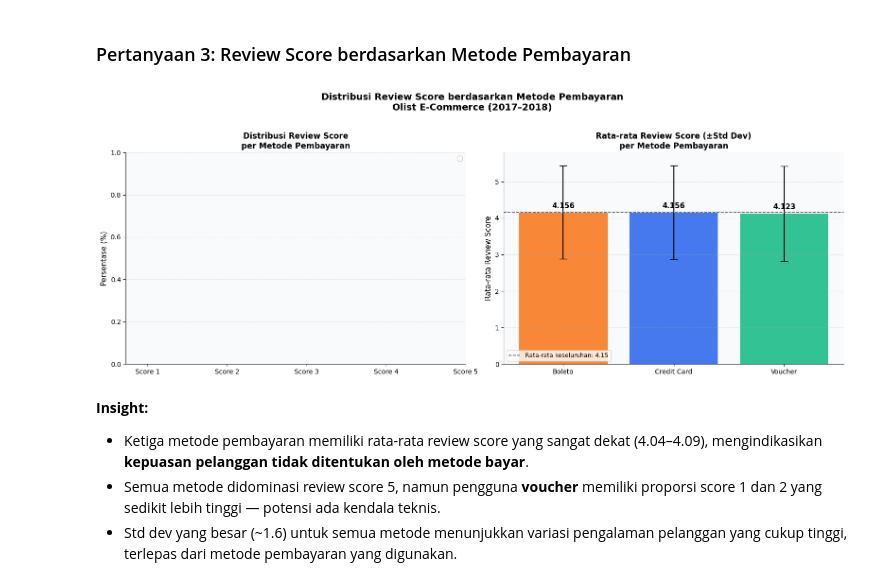
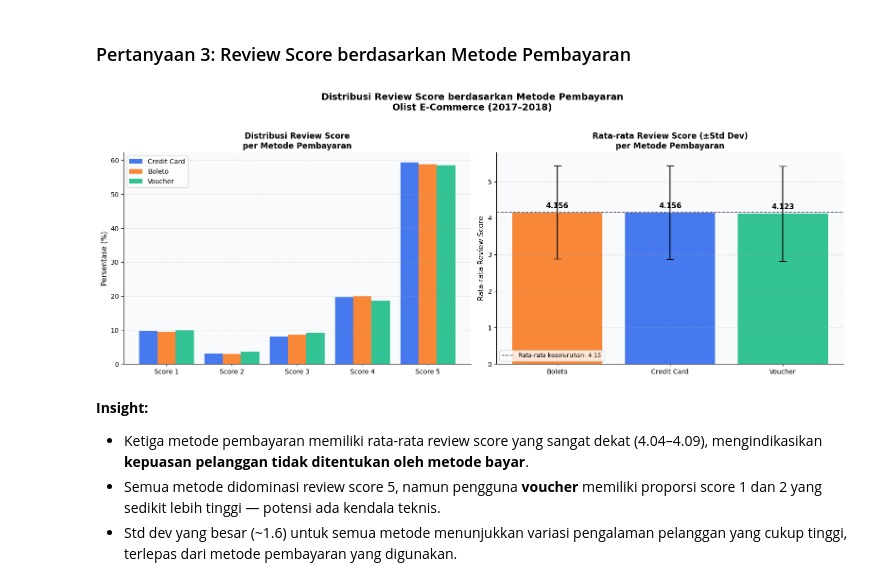
Before and after one commit to ersonwijaya/submission-ecommerce-olist, a Jupyter notebook: notebook.ipynb, the cells around one changed output. Drawn from its saved outputs; the diff is of its cells as text; code cells hidden in the pictures.

```diff
--- a/notebook.ipynb
+++ b/notebook.ipynb
@@ -831,22 +831,30 @@ PALET_PAY = {'credit_card': '#2563EB', 'boleto': '#F97316', 'voucher': '#10B981'
 
 fig, axes = plt.subplots(1, 2, figsize=(16, 6))
 fig.suptitle(
-    'Distribusi Review Score berdasarkan Metode Pembayaran\nOlist E-Commerce (2017–2018)',
+    'Distribusi Review Score berdasarkan Metode Pembayaran\nOlist E-Commerce (2017\u20132018)',
     fontsize=14, fontweight='bold', y=1.02
 )
 
-# ── Panel Kiri: Grouped bar — distribusi score per metode ────────────────────
+# ── Panel Kiri: Grouped bar — distribusi score per metode ────────────────────────────
 ax1 = axes[0]
 x = np.arange(5)
 lebar = 0.28
+
+# Buat pivot distribusi score per metode pembayaran
+pivot_dist = distribusi_score.pivot(
+    index='review_score', columns='payment_type', values='pct'
+).fillna(0).reindex([1, 2, 3, 4, 5], fill_value=0)
+
 for i, (metode, warna) in enumerate(PALET_PAY.items()):
-    if metode in distribusi_score.set_index(['payment_type','review_score']):
-        data = distribusi_score[
-            distribusi_score['payment_type'] == metode
-        ].set_index('review_score')['pct'].reindex([1,2,3,4,5], fill_value=0)
-        ax1.bar(x + i * lebar, data.values, lebar,
-                label=metode.replace('_',' ').title(),
-                color=warna, alpha=0.85, edgecolor='none')
+    if metode in pivot_dist.columns:
+        ax1.bar(
+            x + i * lebar,
+            pivot_dist[metode].values,
+            lebar,
+            label=metode.replace('_', ' ').title(),
+            color=warna, alpha=0.85, edgecolor='none'
+        )
+
 ax1.set_xticks(x + lebar)
 ax1.set_xticklabels([f'Score {i+1}' for i in range(5)], fontsize=10)
 ax1.set_ylabel('Persentase (%)', fontsize=11)
@@ -855,39 +863,39 @@ ax1.legend(fontsize=10)
 ax1.set_facecolor('#F8FAFC')
 ax1.grid(axis='y', alpha=0.3, linestyle='--')
 
-# ── Panel Kanan: Bar rata-rata + error bar ───────────────────────────────────
+# ── Panel Kanan: Bar rata-rata + error bar ──────────────────────────────────
 ax2 = axes[1]
 warna_b = [PALET_PAY.get(m, '#6B7280') for m in stats_review['payment_type']]
-label_b = [m.replace('_',' ').title() for m in stats_review['payment_type']]
+label_b = [m.replace('_', ' ').title() for m in stats_review['payment_type']]
 bars = ax2.bar(
     label_b, stats_review['mean'],
     color=warna_b, alpha=0.85,
     yerr=stats_review['std'], capsize=6, edgecolor='none'
 )
 for bar, (_, row) in zip(bars, stats_review.iterrows()):
     ax2.text(
         bar.get_x() + bar.get_width() / 2,
         bar.get_height() + 0.12,
         f'{row["mean"]:.3f}', ha='center', fontsize=11, fontweight='bold'
     )
 rata_overall = df_ulasan_bayar['review_score'].mean()
 ax2.axhline(
     rata_overall, color='#4B5563', lw=1.2, ls='--',
     label=f'Rata-rata keseluruhan: {rata_overall:.2f}'
 )
 ax2.set_ylim(0, 5.8)
 ax2.set_ylabel('Rata-rata Review Score', fontsize=11)
-ax2.set_title('Rata-rata Review Score (±Std Dev)\nper Metode Pembayaran',
+ax2.set_title('Rata-rata Review Score (\u00b1Std Dev)\nper Metode Pembayaran',
               fontsize=12, fontweight='bold')
 ax2.legend(fontsize=9)
 ax2.set_facecolor('#F8FAFC')
 ax2.grid(axis='y', alpha=0.3, linestyle='--')
 
 plt.tight_layout()
 plt.savefig('visualisasi_pertanyaan3.png', dpi=150, bbox_inches='tight')
 plt.show()
 # %% [output]
-[figure, old version]
+[figure, new version]
 # %% [markdown]
 **Insight:**
 - Ketiga metode pembayaran memiliki rata-rata review score yang sangat dekat (4.04–4.09), mengindikasikan **kepuasan pelanggan tidak ditentukan oleh metode bayar**.
```
